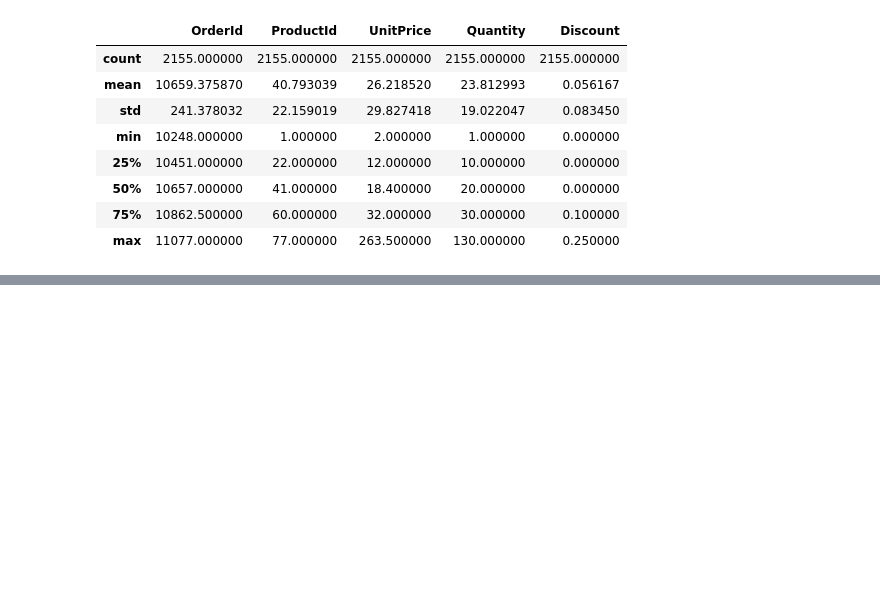
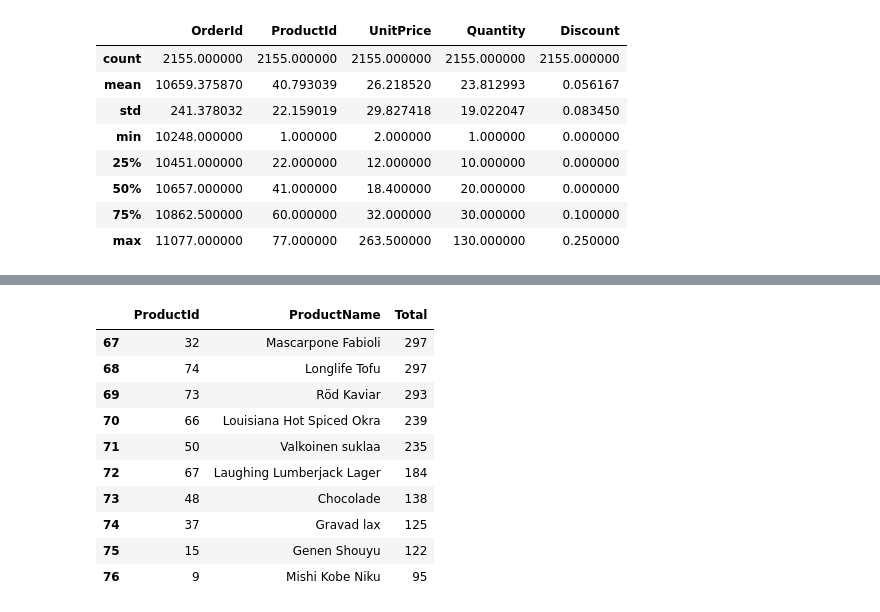
Before and after one commit to MagicMilly/dsc-2-final-project-online-ds-ft-100118, a Jupyter notebook: student.ipynb, the cells around one changed output, grey strips where cells are left out. Drawn from its saved outputs; the diff is of its cells as text; code cells hidden in the pictures; blank space fills up the shorter version.

```diff
--- a/student.ipynb
+++ b/student.ipynb
@@ -780,0 +686,14 @@ linreg.fit(X_train, y_train)
+# %%
+total_products_sold_df.tail(10)
+# %% [output]
+|  | ProductId | ProductName | Total |
+| 67 | 32 | Mascarpone Fabioli | 297 |
+| 68 | 74 | Longlife Tofu | 297 |
+| 69 | 73 | Röd Kaviar | 293 |
+| 70 | 66 | Louisiana Hot Spiced Okra | 239 |
+| 71 | 50 | Valkoinen suklaa | 235 |
+| 72 | 67 | Laughing Lumberjack Lager | 184 |
+| 73 | 48 | Chocolade | 138 |
+| 74 | 37 | Gravad lax | 125 |
+| 75 | 15 | Genen Shouyu | 122 |
+| 76 | 9 | Mishi Kobe Niku | 95 |
```
Also changed, not shown: parts of 38 cells of this notebook.
